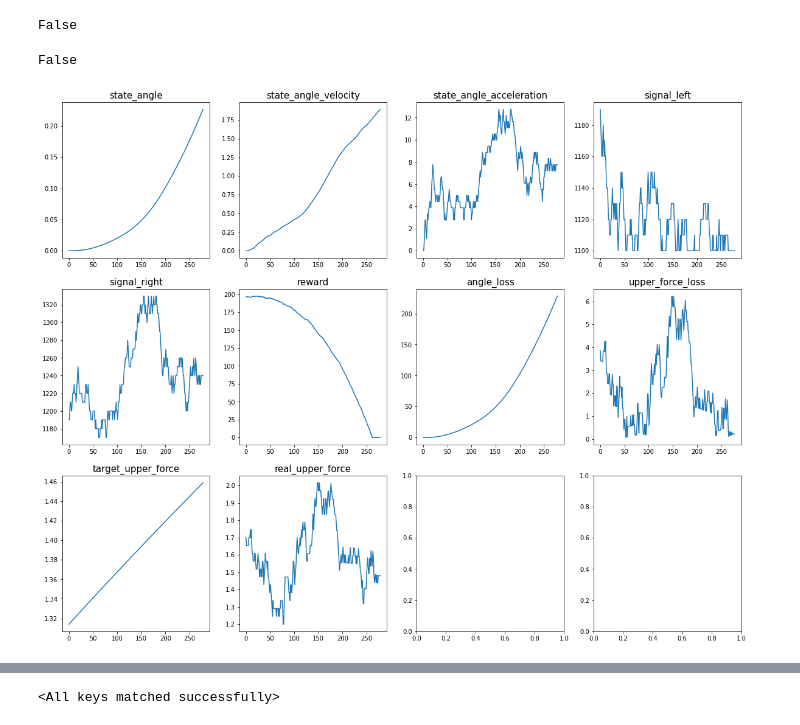
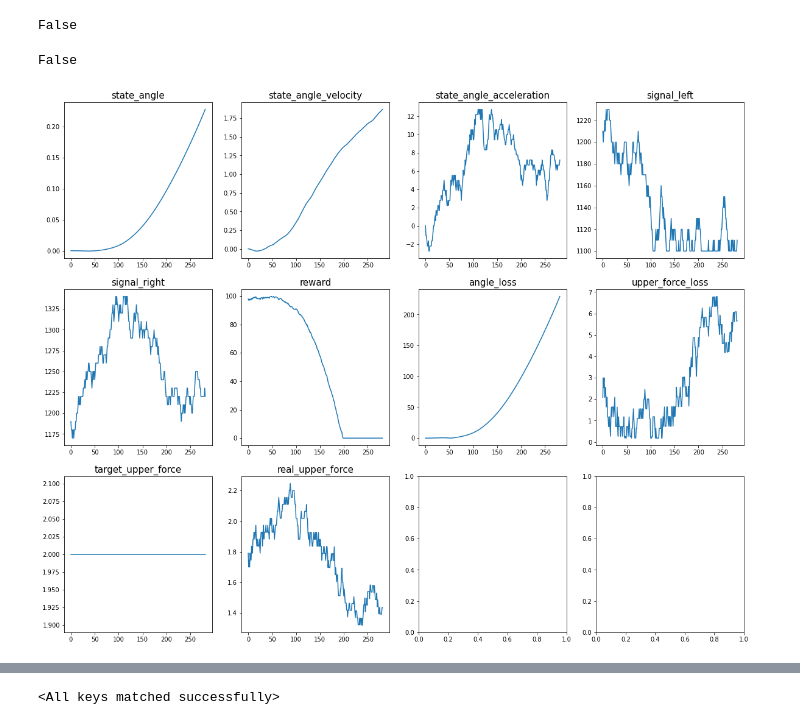
Before and after one commit to limon8884/copter, a Jupyter notebook: test_note.ipynb, the cells around one changed output, grey strips where cells are left out. Saved outputs shown, nothing was run; the diff lists cells and outputs as text; code cells hidden in the pictures.

```diff
--- a/test_note.ipynb
+++ b/test_note.ipynb
@@ -7,7 +7,7 @@ The autoreload extension is already loaded. To reload it, use:
 # %%
 model_params = {
     'reaction_speed': 10, # the size of step of signal in binary model
-    'max_reward': 200, # maximum reward for iteration
+    'max_reward': 100, # maximum reward for iteration
     'angle_loss_coeff': 1e3, #300000 # coef before punish for dismiss an angle
     'over_force_loss_coeff': 0, # coef before punish for inapropriate force (signals out of range [800, 2300])
     'upper_force_loss_coeff': 10., #3 # coef before punish for missing total force on y-axis. target_force is a target.
@@ -33,10 +33,10 @@ session.step(1)
 False
 # %%
 # net = Network(6, 4)
-s = Session(network=net, target_upper_force=None, **model_params)
+s = Session(network=net, target_upper_force=2, **model_params)
 s.run(100000, pred_iters=100000 / 2)
 print(s.success)
 s.plot_logs()
 # %% [output]
 False
-[figure, old version]
+[figure, new version]
```
Also changed, not shown: parts of 6 cells of this notebook, 5 other files.
